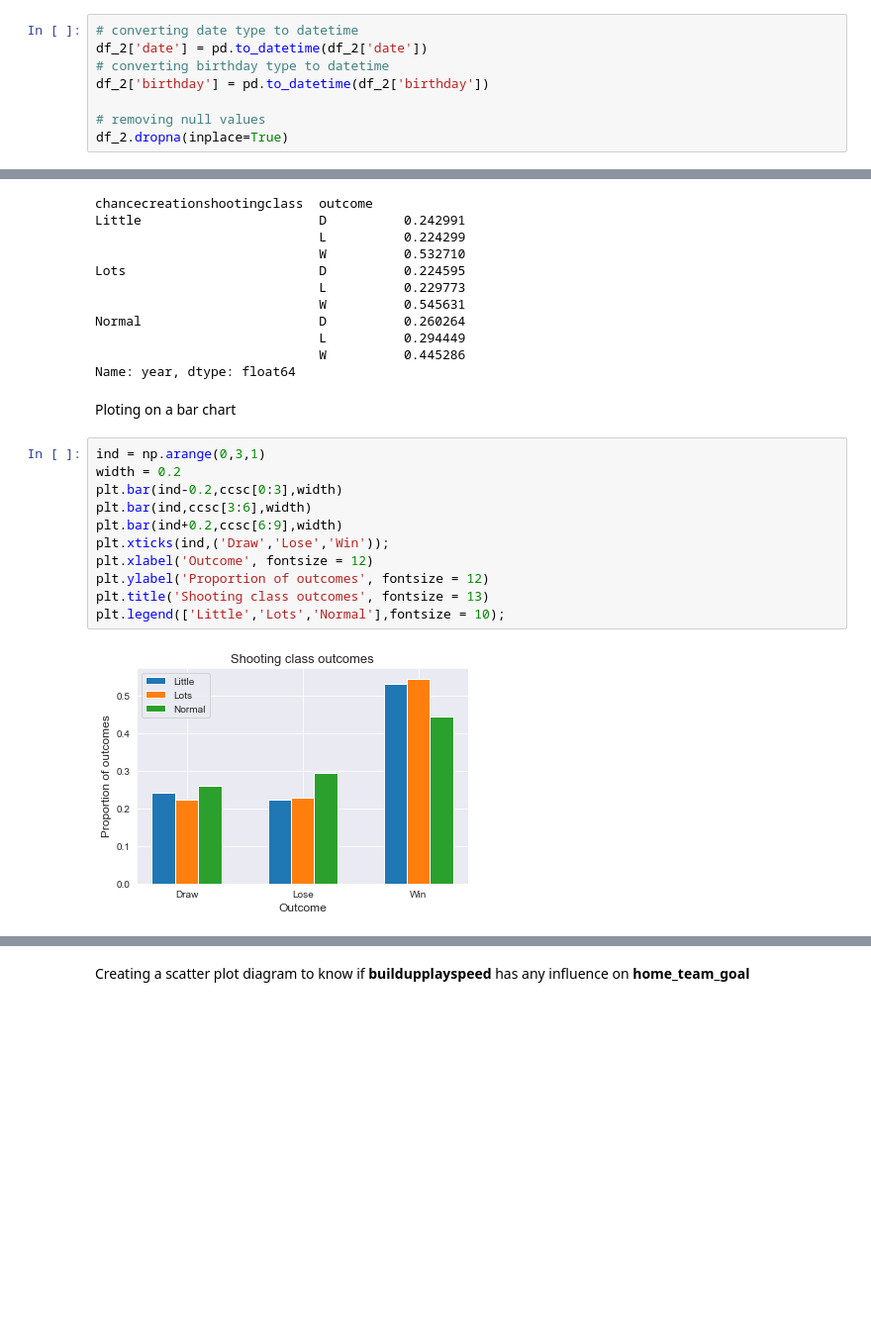
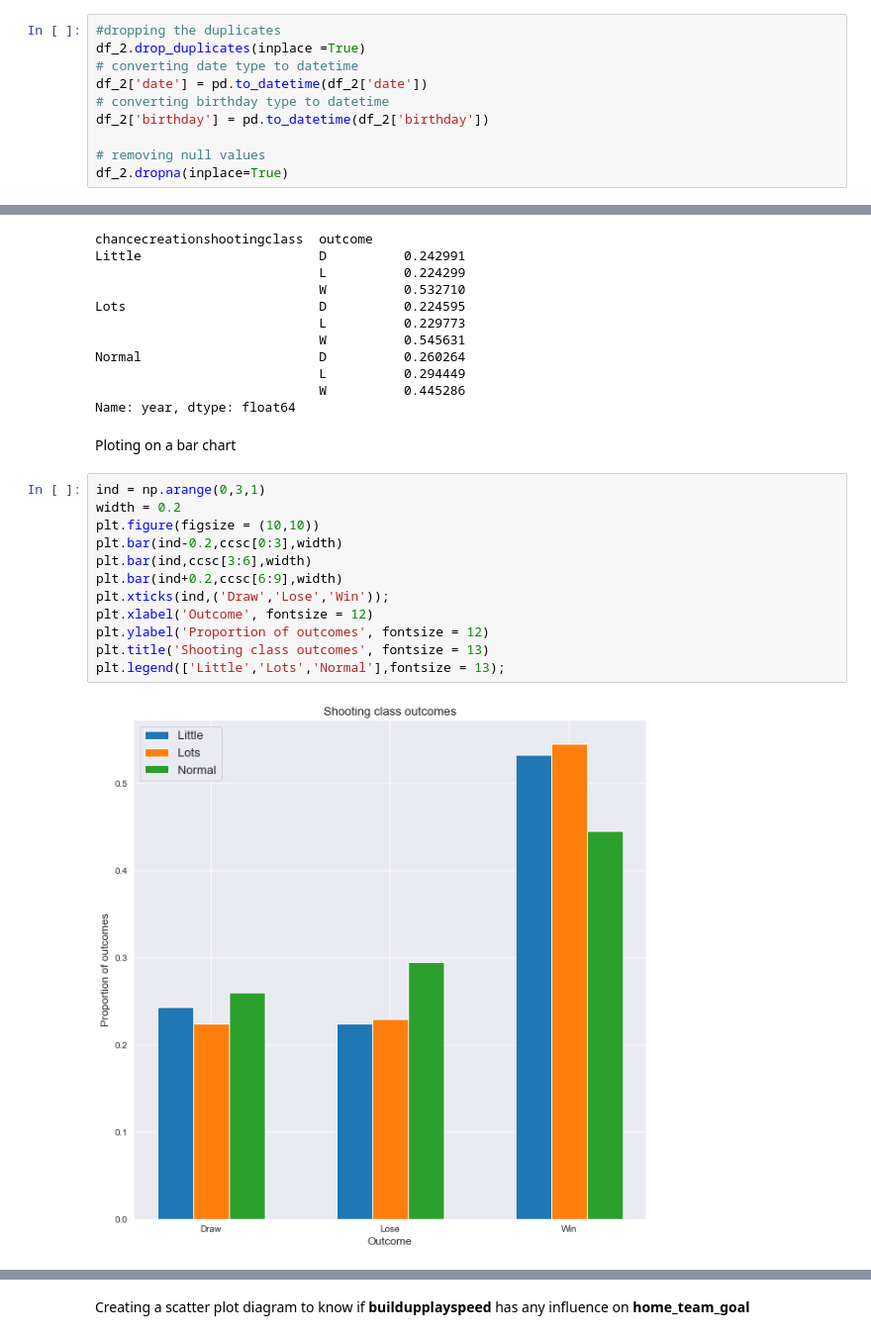
Before and after one commit to Tobi-David/Investigating-a-soccer-dataset, a Jupyter notebook: investigate_a_dataset_soccer_code.ipynb, the cells around one changed output, grey strips where cells are left out. Shown at 99% size. Drawn from its saved outputs; the diff is of its cells as text; blank space fills up the shorter version.

```diff
--- a/investigate_a_dataset_soccer_code.ipynb
+++ b/investigate_a_dataset_soccer_code.ipynb
@@ -233,6 +250,8 @@ sum(df_2.duplicated())
 In df_2 the date and birthday columns need to be changed to datetime
 <br>it contains null values
 # %%
+#dropping the duplicates
+df_2.drop_duplicates(inplace =True)
 # converting date type to datetime
 df_2['date'] = pd.to_datetime(df_2['date'])
 # converting birthday type to datetime
@@ -830,17 +925,19 @@ Normal                       D          0.260264
                              W          0.445286
 Name: year, dtype: float64
 # %% [markdown]
+<a id='q5'></a>
 Ploting on a bar chart
 # %%
 ind = np.arange(0,3,1)
 width = 0.2
+plt.figure(figsize = (10,10))
 plt.bar(ind-0.2,ccsc[0:3],width)
 plt.bar(ind,ccsc[3:6],width)
 plt.bar(ind+0.2,ccsc[6:9],width)
 plt.xticks(ind,('Draw','Lose','Win'));
 plt.xlabel('Outcome', fontsize = 12)
 plt.ylabel('Proportion of outcomes', fontsize = 12)
 plt.title('Shooting class outcomes', fontsize = 13)
-plt.legend(['Little','Lots','Normal'],fontsize = 10);
+plt.legend(['Little','Lots','Normal'],fontsize = 13);
 # %% [output]
-[figure, old version]
+[figure, new version]
```
Also changed, not shown: parts of 80 cells of this notebook.
